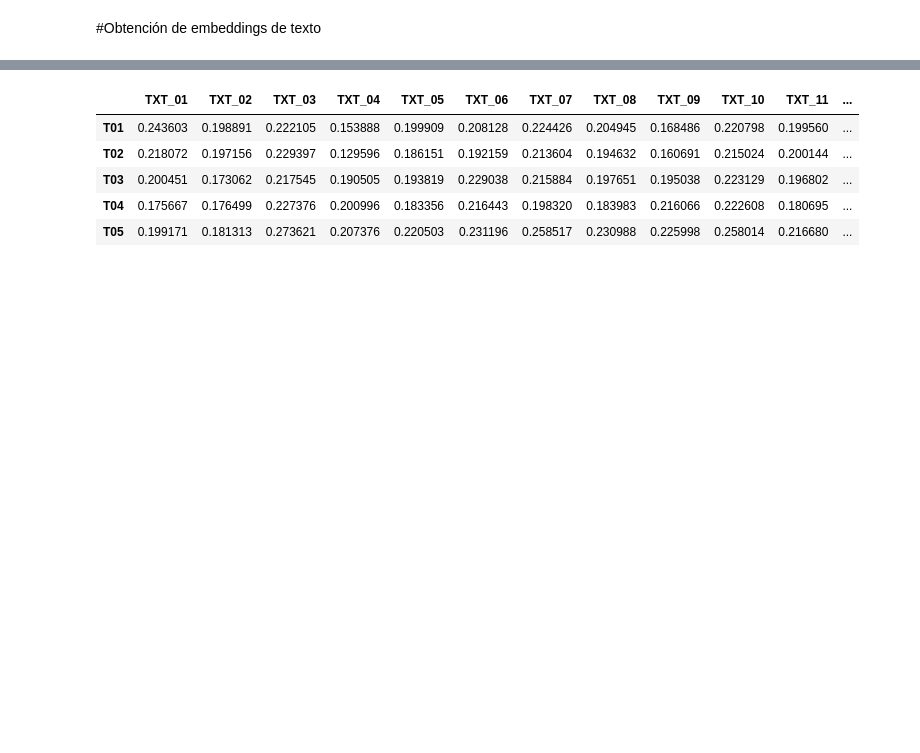
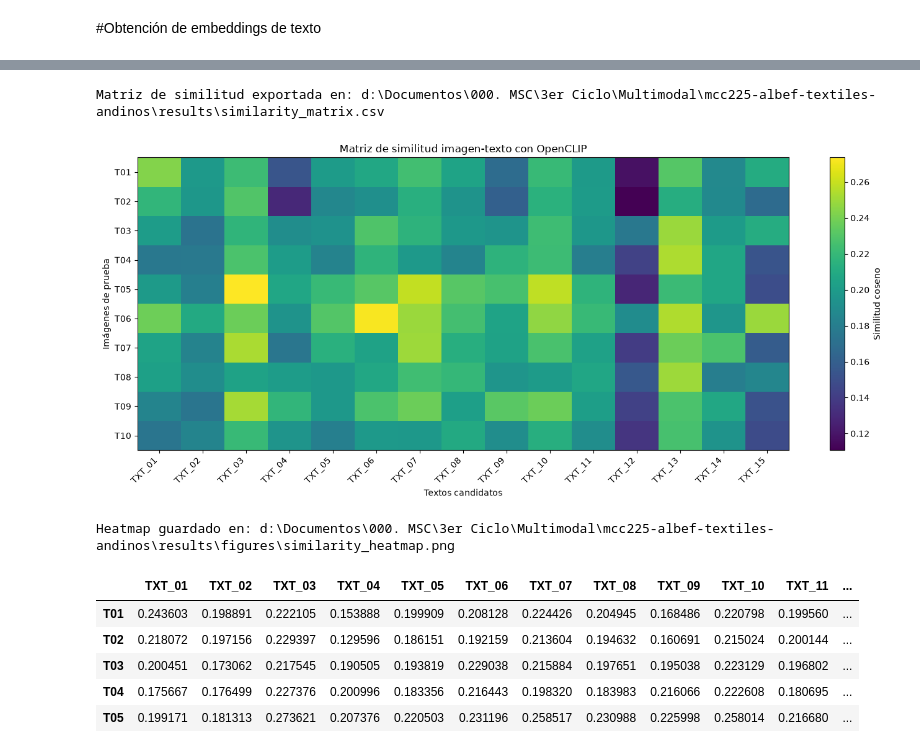
Before and after one commit to hsancheza90-art/mcc225-albef-textiles-andinos, a Jupyter notebook: notebooks/01_albef_openclip_textiles_retrieval.ipynb, the cells around one changed output, grey strips where cells are left out. Drawn from its saved outputs; the diff is of its cells as text; code cells hidden in the pictures; blank space fills up the shorter version.

```diff
--- a/notebooks/01_albef_openclip_textiles_retrieval.ipynb
+++ b/notebooks/01_albef_openclip_textiles_retrieval.ipynb
@@ -523,0 +832,8 @@ Shape embeddings de texto: (15, 512)
+# %%
+# ============================================================
+# Cálculo de similitud imagen-texto
+# ============================================================
+
+similarity_matrix = image_embeddings @ text_embeddings.T
+
+print("Shape de la matriz de similitud:", similarity_matrix.shape)
@@ -523,0 +856,12 @@ Shape embeddings de texto: (15, 512)
+# %%
+# ============================================================
+# Matriz de similitud como DataFrame
+# ============================================================
+
+similarity_df = pd.DataFrame(
+    similarity_matrix_np,
+    index=image_ids,
+    columns=text_ids
+)
+
+display(similarity_df.round(4))
@@ -524,3 +880,51 @@ Shape embeddings de texto: (15, 512)
+# %%
+# ============================================================
+# Exportar matriz de similitud
+# ============================================================
+
+similarity_matrix_path = RESULTS_DIR / "similarity_matrix.csv"
+
+similarity_df.to_csv(similarity_matrix_path, encoding="utf-8")
+
+print("Matriz de similitud exportada en:", similarity_matrix_path)
+# %% [output]
+Matriz de similitud exportada en: d:\Documentos\000. MSC\3er Ciclo\Multimodal\mcc225-albef-textiles-andinos\results\similarity_matrix.csv
+# %%
+# ============================================================
+# Guardar heatmap de similitud
+# ============================================================
+
+plt.figure(figsize=(14, 6))
+
+plt.imshow(similarity_df.values, aspect="auto")
+plt.colorbar(label="Similitud coseno")
+
+plt.xticks(
+    ticks=np.arange(len(text_ids)),
+    labels=text_ids,
+    rotation=45,
+    ha="right"
+)
+
+plt.yticks(
+    ticks=np.arange(len(image_ids)),
+    labels=image_ids
+)
+
+plt.title("Matriz de similitud imagen-texto con OpenCLIP")
+plt.xlabel("Textos candidatos")
+plt.ylabel("Imágenes de prueba")
+
+plt.tight_layout()
+
+heatmap_path = FIGURES_DIR / "similarity_heatmap.png"
+plt.savefig(heatmap_path, dpi=300, bbox_inches="tight")
+plt.show()
+
+print("Heatmap guardado en:", heatmap_path)
+# %% [output]
+[figure, added]
+Heatmap guardado en: d:\Documentos\000. MSC\3er Ciclo\Multimodal\mcc225-albef-textiles-andinos\results\figures\similarity_heatmap.png
 # %%
 sim_matrix = cosine_similarity(image_embeddings, text_embeddings)
 
```
Also changed, not shown: parts of 100 cells of this notebook, 37 other files.
